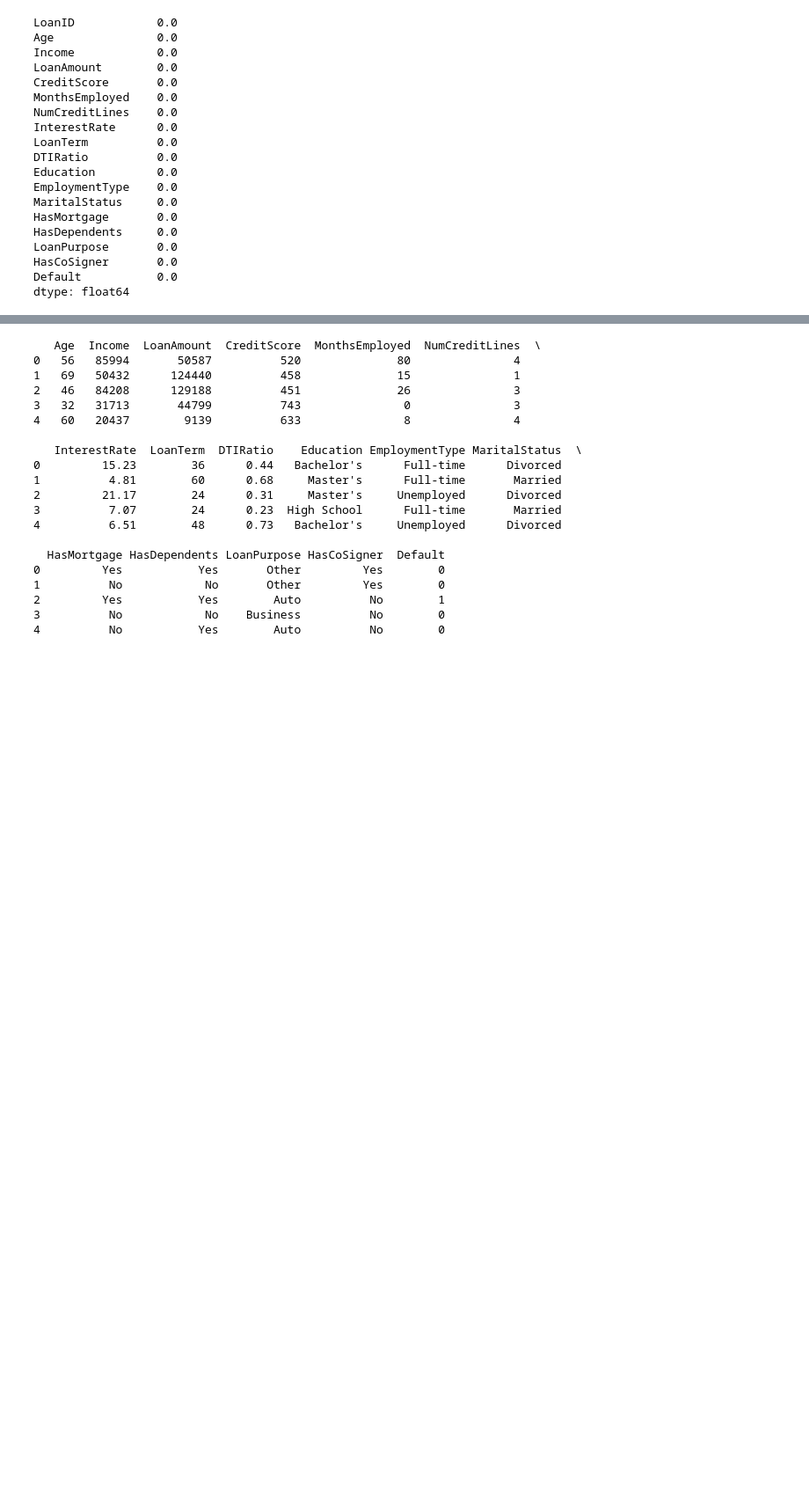
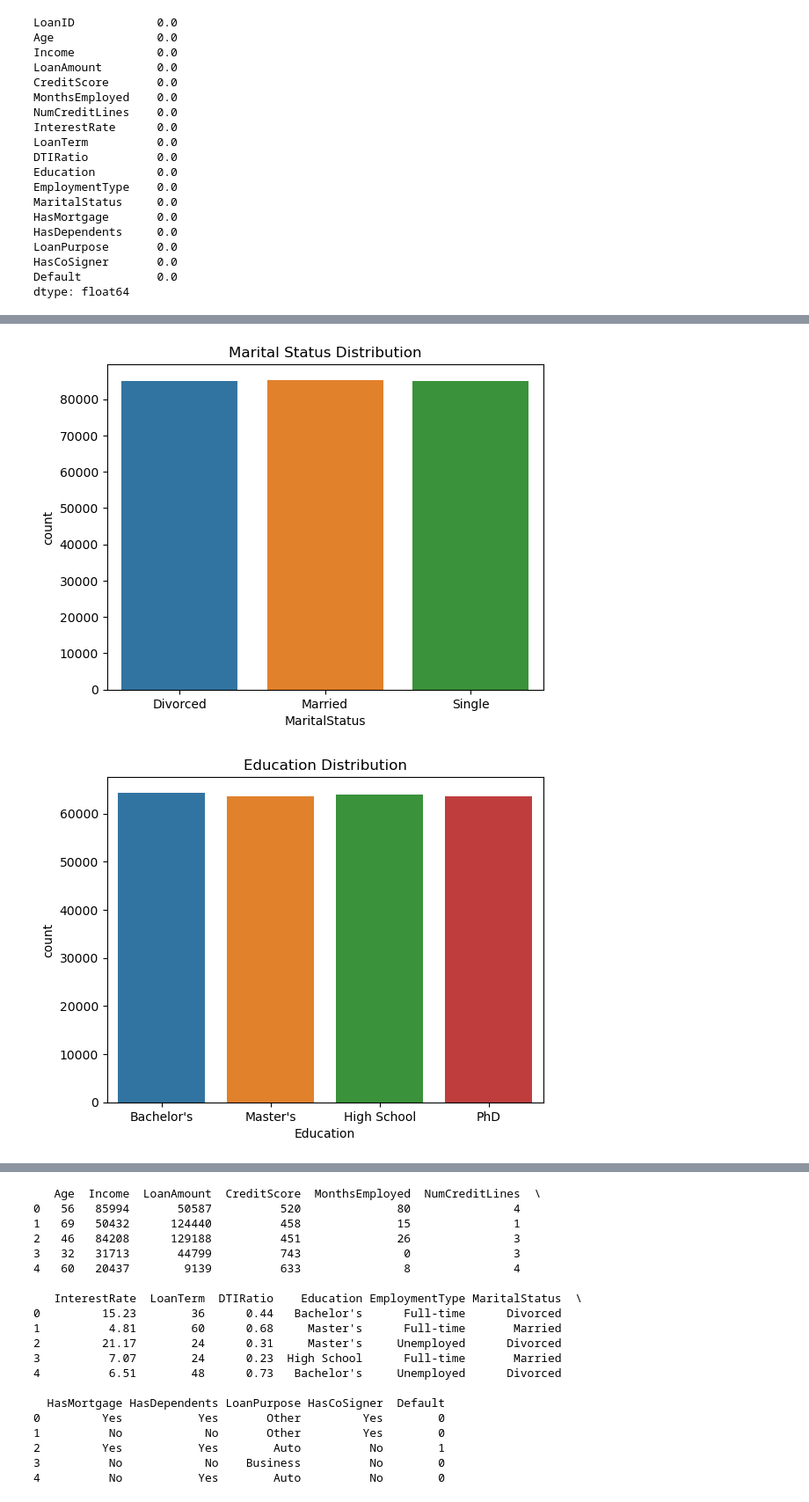
Before and after one commit to sharmaraghav644/PrivateRepo, a Jupyter notebook: Loan_Default_Predication_Code.ipynb, the cells around one changed output, grey strips where cells are left out. Shown at 88% size. Drawn from its saved outputs; the diff is of its cells as text; code cells hidden in the pictures; blank space fills up the shorter version.

```diff
--- a/Loan_Default_Predication_Code.ipynb
+++ b/Loan_Default_Predication_Code.ipynb
@@ -119,0 +172,13 @@ dtype: float64
+# %%
+#Analysis of the Categorical Categories
+
+sns.countplot(x='MaritalStatus', data=df)
+plt.title('Marital Status Distribution')
+plt.show()
+
+sns.countplot(x='Education', data=df)
+plt.title('Education Distribution')
+plt.show()
+# %% [output]
+[figure, added]
+[figure, added]
```
Also changed, not shown: parts of 7 cells of this notebook.
